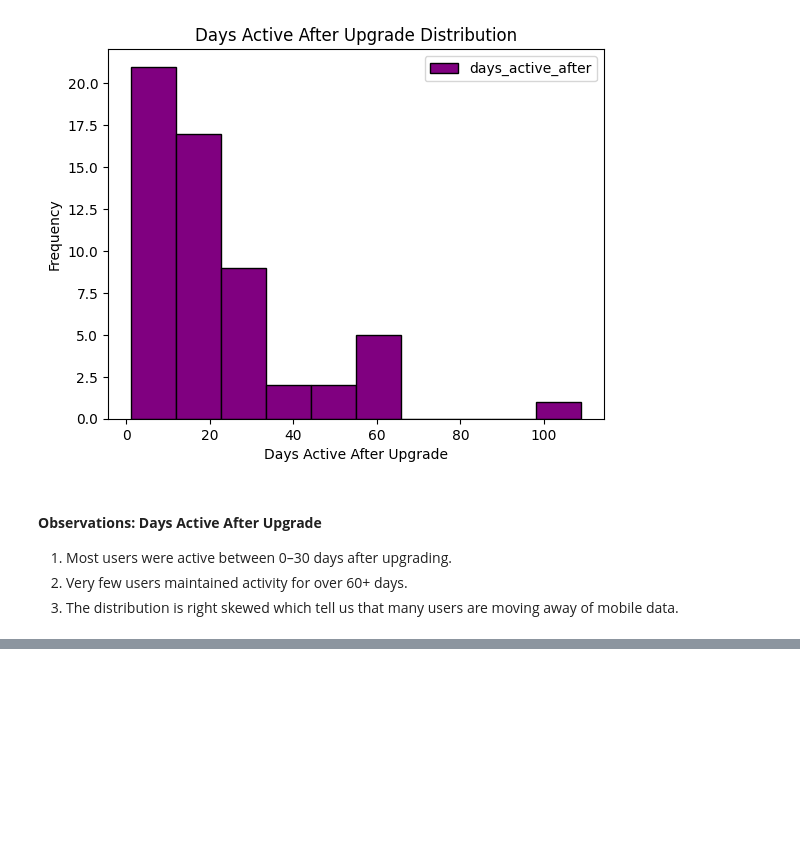
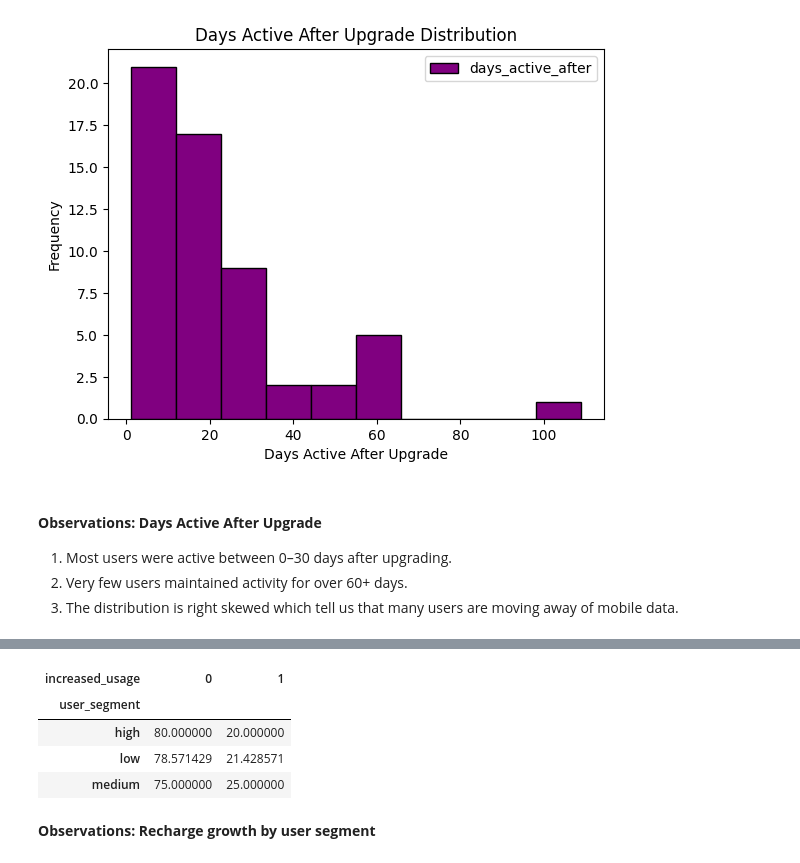
Before and after one commit to Badzoneyv4n/MTN_Data_Up-sell_Project, a Jupyter notebook: notebooks/2_exploratory_analysis.ipynb, the cells around one changed output, grey strips where cells are left out. Cells and saved outputs as stored; diff of their text form; code cells hidden in the pictures; blank space fills up the shorter version.

```diff
--- a/notebooks/2_exploratory_analysis.ipynb
+++ b/notebooks/2_exploratory_analysis.ipynb
@@ -77,0 +188,10 @@ df['days_active_after'].dropna().plot(kind='hist', color='purple', edgecolor='bl
+# %%
+pd.crosstab(df['user_segment'], df['increased_usage'], normalize='index') * 100
+# %% [output]
+| increased_usage | 0 | 1 |
+| user_segment |  |  |
+| high | 80.000000 | 20.000000 |
+| low | 78.571429 | 21.428571 |
+| medium | 75.000000 | 25.000000 |
+# %% [markdown]
+**Observations: Recharge growth by user segment**
```
Also changed, not shown: parts of 11 cells of this notebook, 1 other file.
